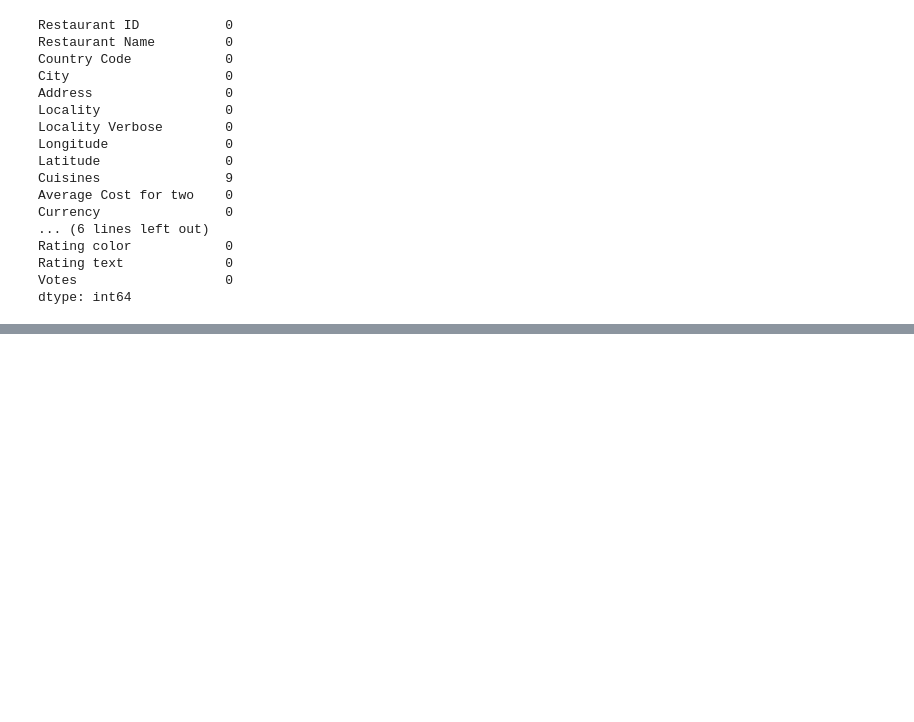
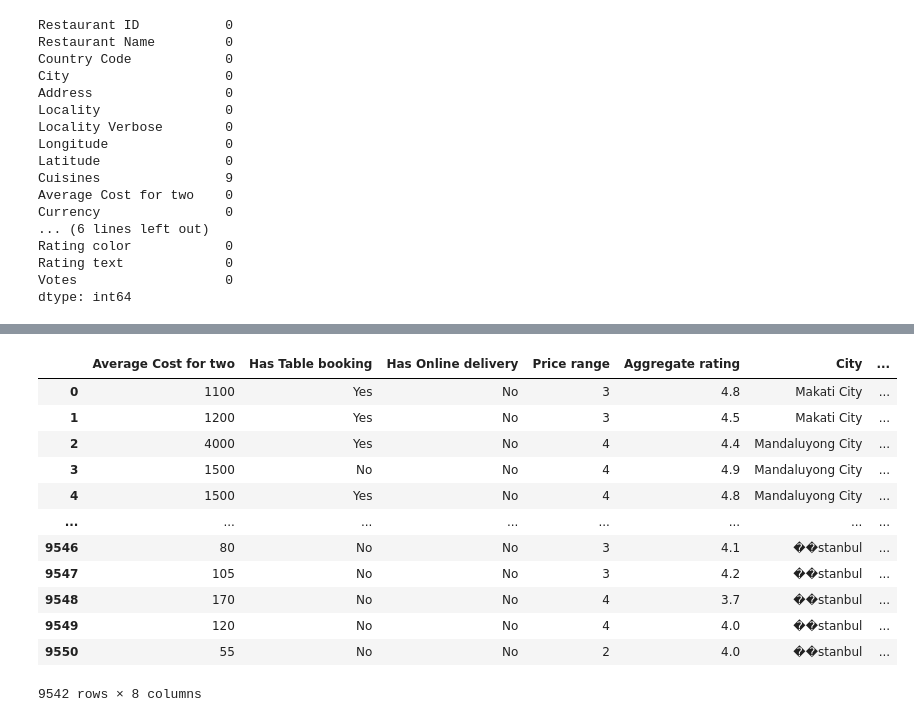
Before and after one commit to s0ul141/Cognifyz, a Jupyter notebook: Task_2.ipynb, the cells around one changed output, grey strips where cells are left out. Cells and saved outputs as stored; diff of their text form; code cells hidden in the pictures; blank space fills up the shorter version.

```diff
--- a/Task_2.ipynb
+++ b/Task_2.ipynb
@@ -58,0 +82,18 @@ dtype: int64
+# %%
+known_cuisines= known_cuisines[['Average Cost for two', 'Has Table booking', 'Has Online delivery', 'Price range', 'Aggregate rating', 'City', 'Locality Verbose', 'Cuisines' ]]
+# %%
+known_cuisines
+# %% [output]
+|  | Average Cost for two | Has Table booking | Has Online delivery | Price range | Aggregate rating | City | ... |
+| 0 | 1100 | Yes | No | 3 | 4.8 | Makati City | ... |
+| 1 | 1200 | Yes | No | 3 | 4.5 | Makati City | ... |
+| 2 | 4000 | Yes | No | 4 | 4.4 | Mandaluyong City | ... |
+| 3 | 1500 | No | No | 4 | 4.9 | Mandaluyong City | ... |
+| 4 | 1500 | Yes | No | 4 | 4.8 | Mandaluyong City | ... |
+| ... | ... | ... | ... | ... | ... | ... | ... |
+| 9546 | 80 | No | No | 3 | 4.1 | ��stanbul | ... |
+| 9547 | 105 | No | No | 3 | 4.2 | ��stanbul | ... |
+| 9548 | 170 | No | No | 4 | 3.7 | ��stanbul | ... |
+| 9549 | 120 | No | No | 4 | 4.0 | ��stanbul | ... |
+| 9550 | 55 | No | No | 2 | 4.0 | ��stanbul | ... |
+9542 rows × 8 columns
```
Also changed, not shown: parts of 11 cells of this notebook.
